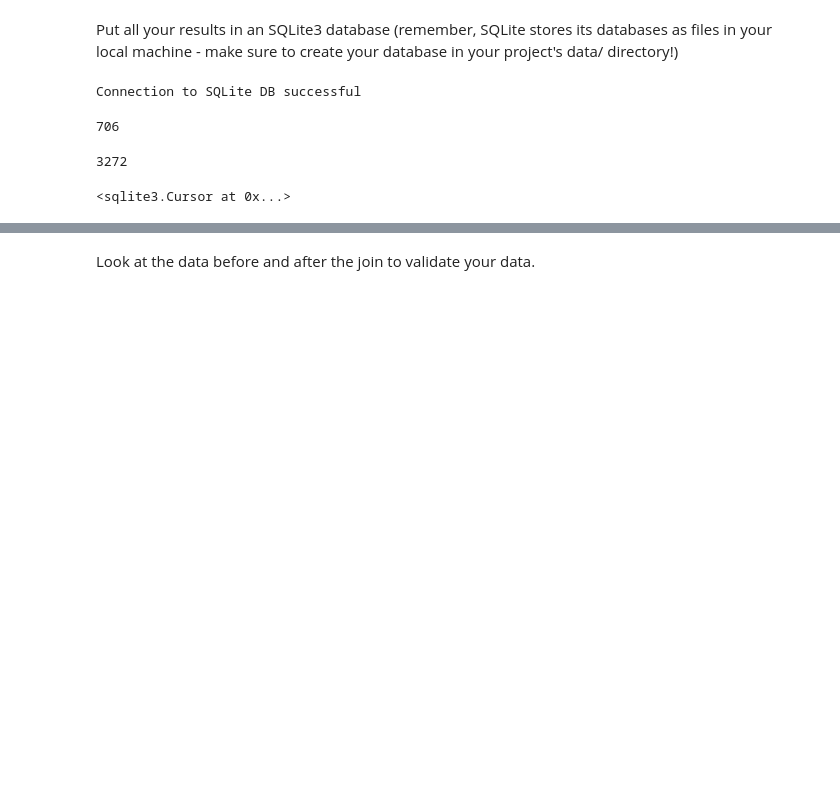
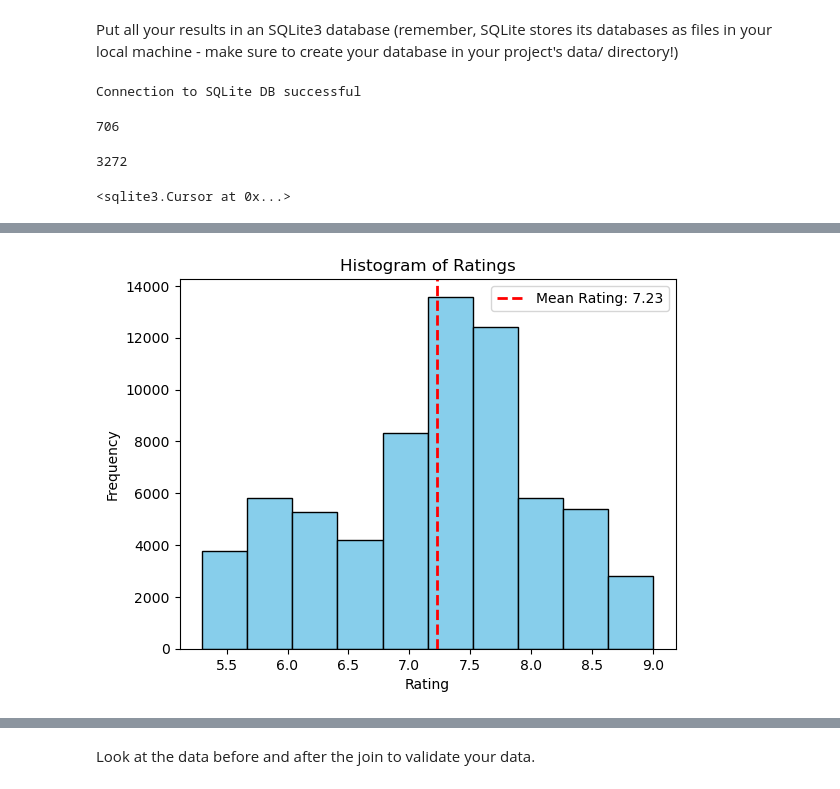
Before and after one commit to pchaudhary12/Statistical-Modelling-with-Python, a Jupyter notebook: notebooks/joining_data.ipynb, the cells around one changed output, grey strips where cells are left out. Cells and saved outputs as stored; diff of their text form; code cells hidden in the pictures; blank space fills up the shorter version.

```diff
--- a/notebooks/joining_data.ipynb
+++ b/notebooks/joining_data.ipynb
@@ -120,0 +150,3 @@ connection.close()
+# %%
+# there are 2290 diplicated rows in result df and shape is quite large so we will drop duplicated values
+result_df = result_df.drop_duplicates()
@@ -120,0 +171,15 @@ connection.close()
+# %%
+# create histogram of rating column
+plt.hist(result_df['rating'], bins=10, color='skyblue', edgecolor='black')
+plt.xlabel('Rating')
+plt.ylabel('Frequency')
+plt.title('Histogram of Ratings')
+
+# calculate and display the mean rating
+mean_rating = result_df['rating'].mean()
+plt.axvline(mean_rating, color='red', linestyle='dashed', linewidth = 2, label=f"Mean Rating: {mean_rating:.2f}")
+plt.legend()
+
+plt.show()
+# %% [output]
+[figure, added]
```
Also changed, not shown: parts of 38 cells of this notebook, 3 other files.
